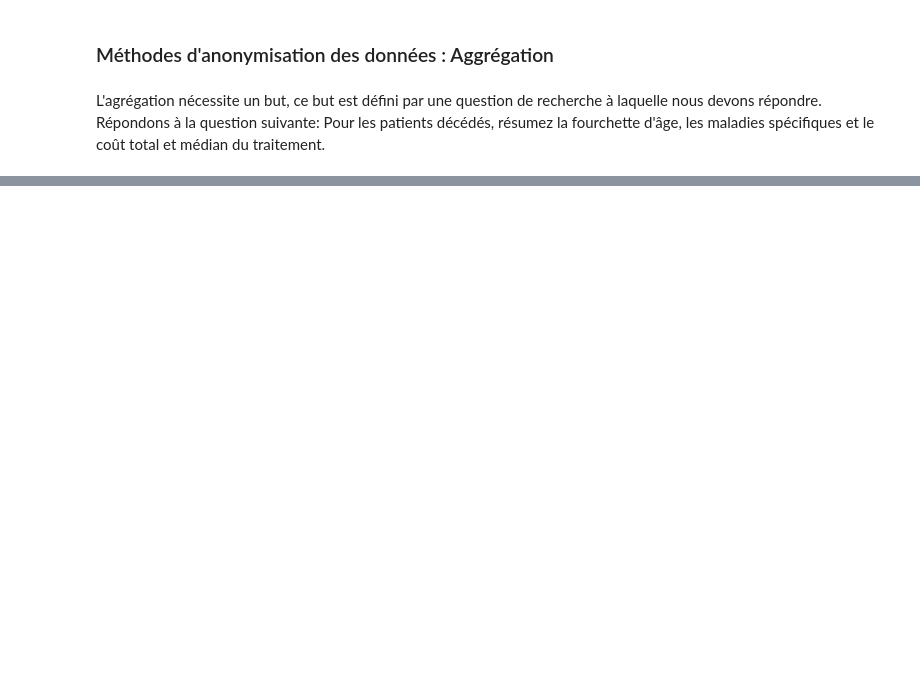
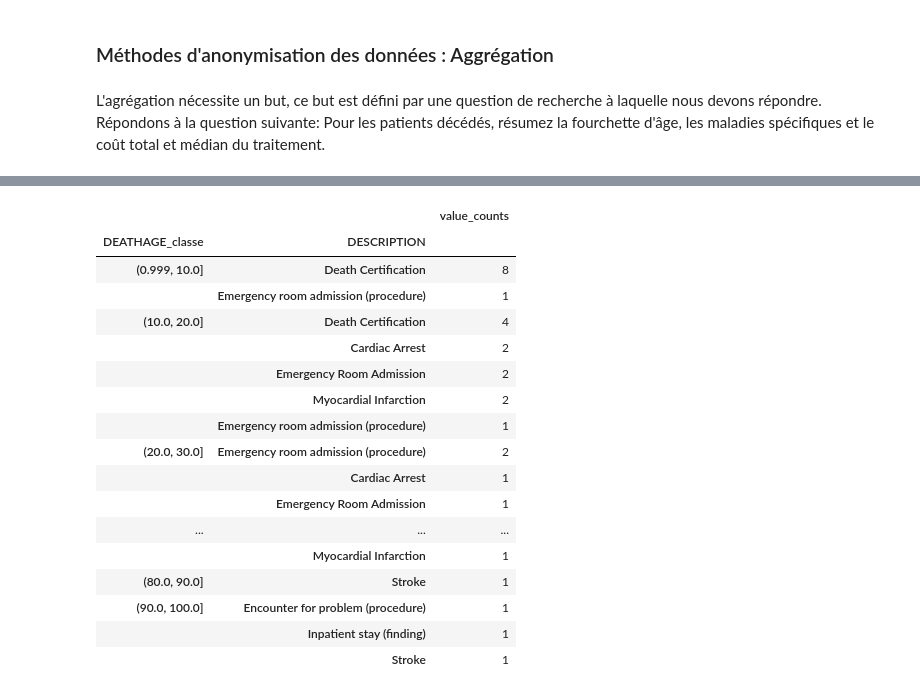
Before and after one commit to Fidel08/data-wrangling, a Jupyter notebook: Anonymisation des données.ipynb, the cells around one changed output, grey strips where cells are left out. Cells and saved outputs as stored; diff of their text form; code cells hidden in the pictures; blank space fills up the shorter version.

```diff
--- a/Anonymisation des données.ipynb
+++ b/Anonymisation des données.ipynb
@@ -199,0 +230,22 @@ Wall time: 2min 20s
+# %%
+df1=dfo.groupby("DEATHAGE_classe")["DESCRIPTION"].agg(["value_counts"])
+df1
+# %% [output]
+|  |  | value_counts |
+| DEATHAGE_classe | DESCRIPTION |  |
+| (0.999, 10.0] | Death Certification | 8 |
+|  | Emergency room admission (procedure) | 1 |
+| (10.0, 20.0] | Death Certification | 4 |
+|  | Cardiac Arrest | 2 |
+|  | Emergency Room Admission | 2 |
+|  | Myocardial Infarction | 2 |
+|  | Emergency room admission (procedure) | 1 |
+| (20.0, 30.0] | Emergency room admission (procedure) | 2 |
+|  | Cardiac Arrest | 1 |
+|  | Emergency Room Admission | 1 |
+| ... | ... | ... |
+|  | Myocardial Infarction | 1 |
+| (80.0, 90.0] | Stroke | 1 |
+| (90.0, 100.0] | Encounter for problem (procedure) | 1 |
+|  | Inpatient stay (finding) | 1 |
+|  | Stroke | 1 |
```
Also changed, not shown: parts of 15 cells of this notebook.
